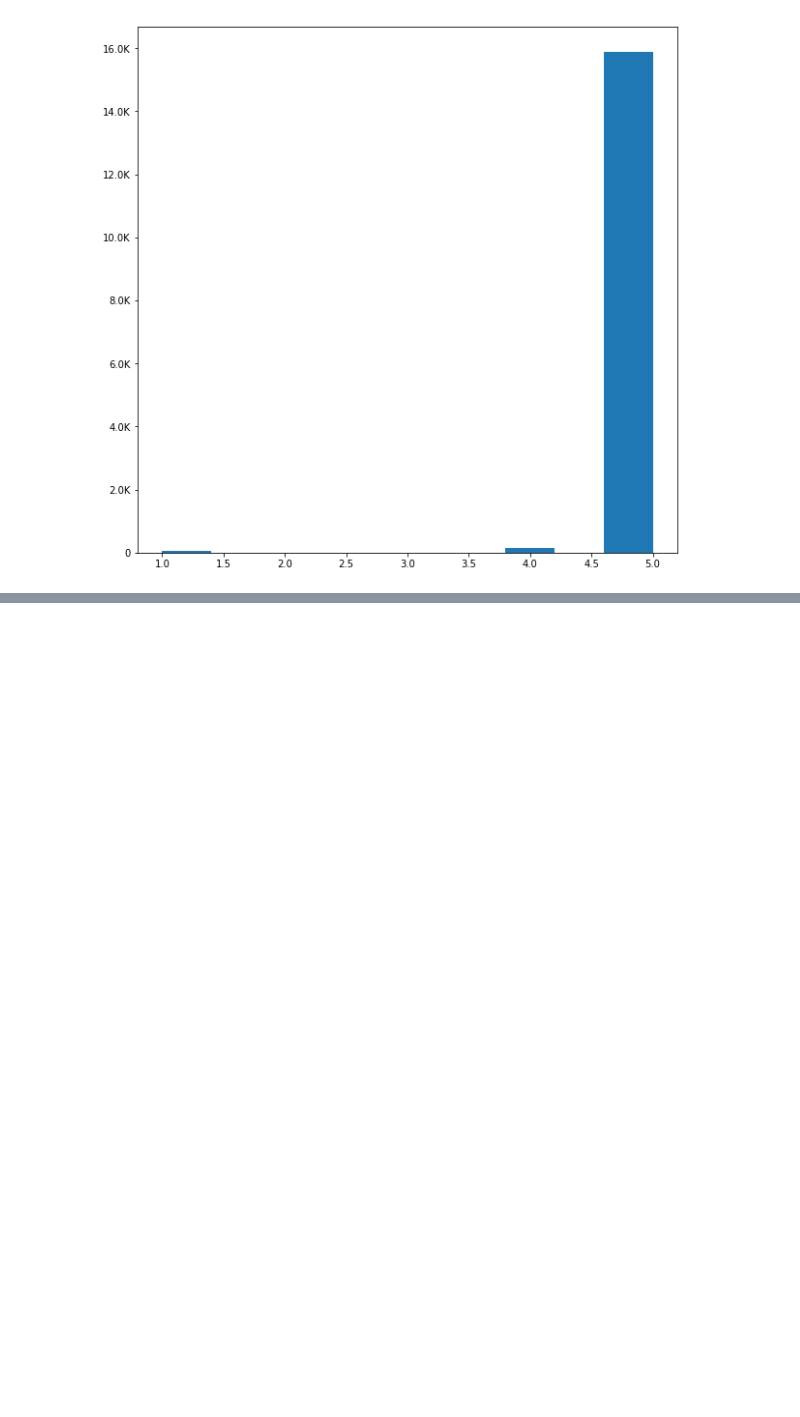
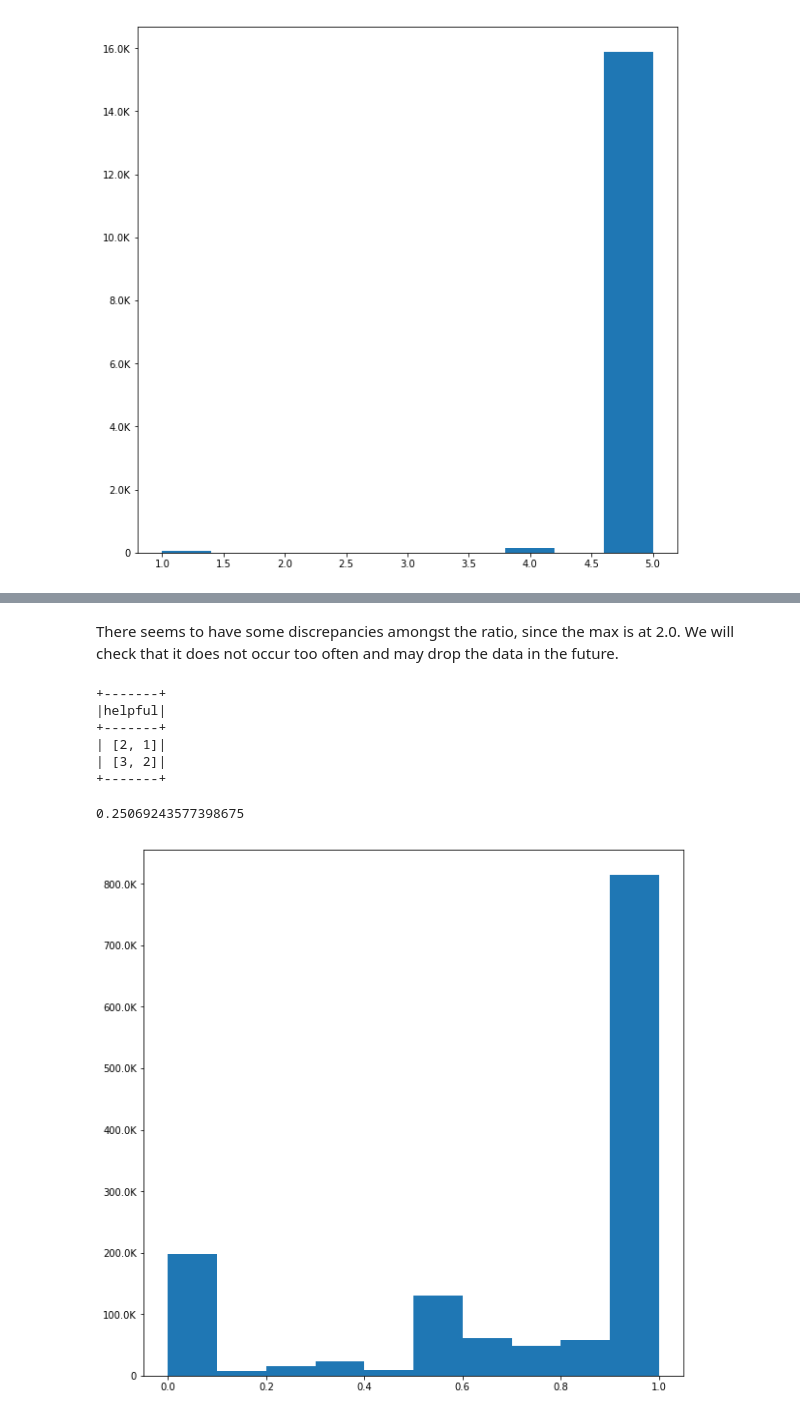
Before and after one commit to raphaelBarman/ADA-dh, a Jupyter notebook: project/milestone2/Subset Exploration.ipynb, the cells around one changed output, grey strips where cells are left out. Cells and saved outputs as stored; diff of their text form; code cells hidden in the pictures; blank space fills up the shorter version.

```diff
--- a/project/milestone2/Subset Exploration.ipynb
+++ b/project/milestone2/Subset Exploration.ipynb
@@ -72,0 +153,2 @@ There is 14.72% of reviewer with std < 0.25
+# %%
+df = df.withColumn("helpfulness", F.when(df.helpful.getField(1) > 0, df.helpful.getField(0)/df.helpful.getField(1)).otherwise(-1))
@@ -72,0 +167,21 @@ There is 14.72% of reviewer with std < 0.25
+# %% [markdown]
+There seems to have some discrepancies amongst the ratio, since the max is at 2.0. We will check that it does not occur too often and may drop the data in the future.
+# %%
+df.filter(df["helpfulness"] > 1.0).select("helpful").show()
+# %% [output]
++-------+
+|helpful|
++-------+
+| [2, 1]|
+| [3, 2]|
++-------+
+# %%
+df.filter((df["helpfulness"] >= 0.0) & (df["helpfulness"] <= 1.0)).corr("overall", "helpfulness")
+# %% [output]
+0.25069243577398675
+# %%
+fig, ax = plt.subplots()
+fig.set_size_inches(10, 10)
+hist(ax, df.filter((df["helpfulness"] >= 0.0) & (df["helpfulness"] <= 1.0)).select("helpfulness"));
+# %% [output]
+[figure, added]
```
Also changed, not shown: parts of 23 cells of this notebook.
